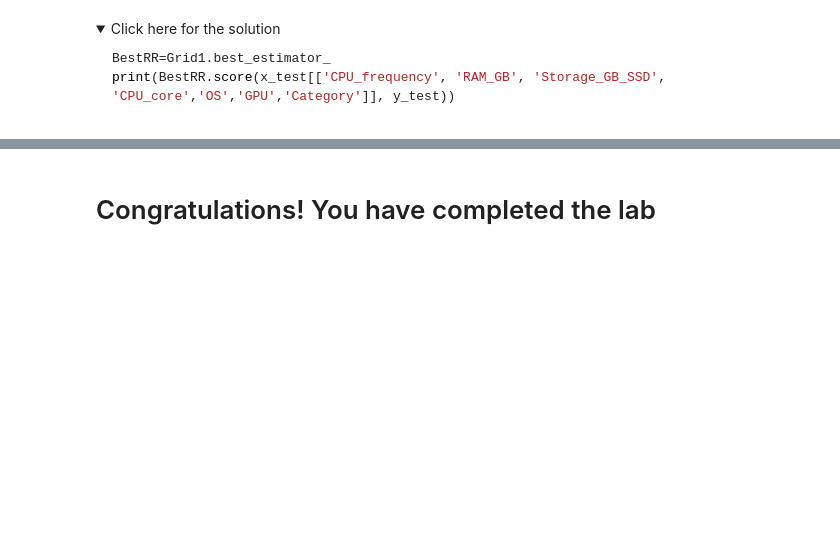
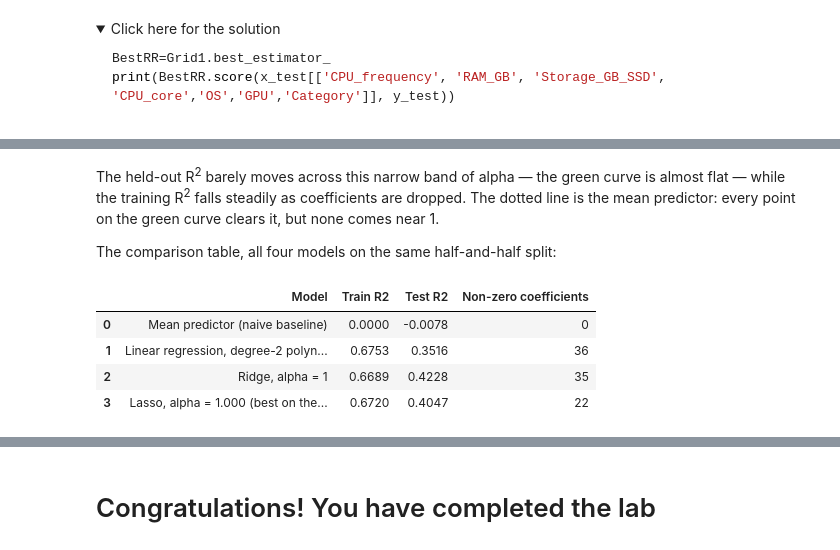
Before and after one commit to FongHioLam-mc654953/data-science-project, a Jupyter notebook: Module 05/Module05_Lab02_CrossValidation_Ridge_Laptops.ipynb, the cells around one changed output, grey strips where cells are left out. Drawn from its saved outputs; the diff is of its cells as text; code cells hidden in the pictures; folded sections open; blank space fills up the shorter version.

```diff
--- a/Module 05/Module05_Lab02_CrossValidation_Ridge_Laptops.ipynb
+++ b/Module 05/Module05_Lab02_CrossValidation_Ridge_Laptops.ipynb
@@ -411,0 +486,26 @@ print(BestRR.score(x_test[['CPU_frequency', 'RAM_GB', 'Storage_GB_SSD', 'CPU_cor
+# %% [markdown]
+The held-out R<sup>2</sup> barely moves across this narrow band of alpha — the green curve is almost flat — while the training R<sup>2</sup> falls steadily as coefficients are dropped. The dotted line is the mean predictor: every point on the green curve clears it, but none comes near 1.
+
+The comparison table, all four models on the same half-and-half split:
+# %%
+def scores(model):
+    model.fit(x_train_pr, y_train)
+    nonzero = 0 if isinstance(model, DummyRegressor) else int(np.sum(np.abs(model.coef_) > 1e-12))
+    return model.score(x_train_pr, y_train), model.score(x_test_pr, y_test), nonzero
+
+comparison = pd.DataFrame(
+    [
+        ("Mean predictor (naive baseline)",) + scores(DummyRegressor(strategy="mean")),
+        ("Linear regression, degree-2 polynomial",) + scores(LinearRegression()),
+        ("Ridge, alpha = 1",) + scores(Ridge(alpha=1)),
+        ("Lasso, alpha = %.3f (best on the sweep)" % best_lasso_alpha,) + scores(Lasso(alpha=best_lasso_alpha, max_iter=300000)),
+    ],
+    columns=["Model", "Train R2", "Test R2", "Non-zero coefficients"],
+)
+comparison.round(4)
+# %% [output]
+|  | Model | Train R2 | Test R2 | Non-zero coefficients |
+| 0 | Mean predictor (naive baseline) | 0.0000 | -0.0078 | 0 |
+| 1 | Linear regression, degree-2 polyn... | 0.6753 | 0.3516 | 36 |
+| 2 | Ridge, alpha = 1 | 0.6689 | 0.4228 | 35 |
+| 3 | Lasso, alpha = 1.000 (best on the... | 0.6720 | 0.4047 | 22 |
```
Also changed, not shown: parts of 6 cells of this notebook, 4 other files.
